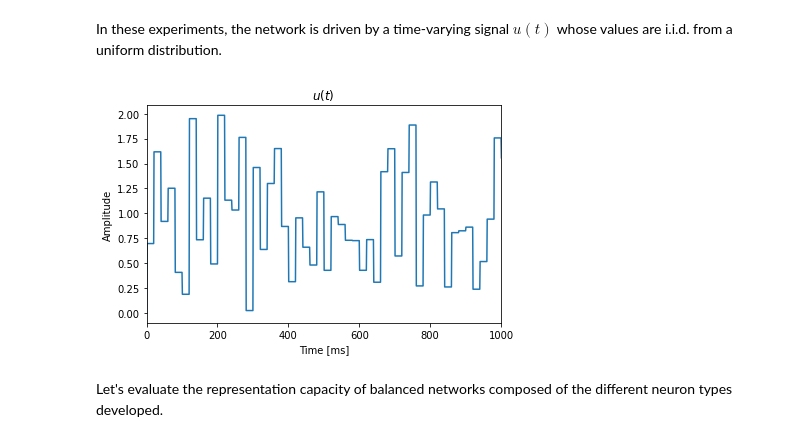
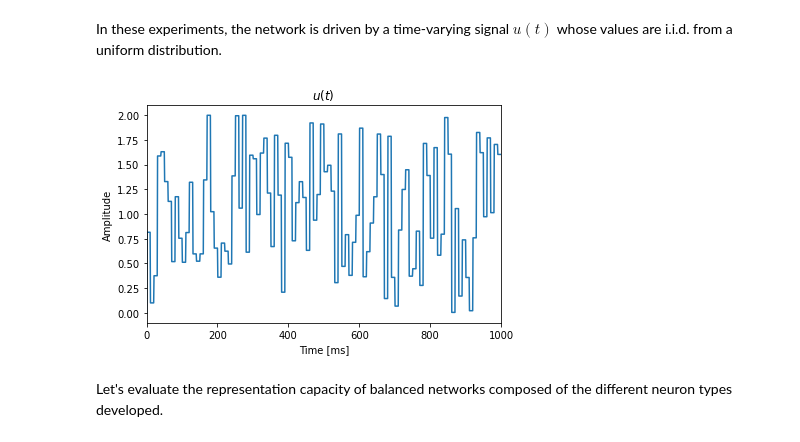
Before and after one commit to clinssen/OCNS-2024-NEST-workshop, a Jupyter notebook: materials/nestml/NESTML CNS2020 Tutorial.ipynb, the cells around one changed output. Cells and saved outputs as stored; diff of their text form; code cells hidden in the pictures.

```diff
--- a/materials/nestml/NESTML CNS2020 Tutorial.ipynb
+++ b/materials/nestml/NESTML CNS2020 Tutorial.ipynb
@@ -593,22 +674,22 @@ from sklearn.decomposition import PCA
 # %% [markdown]
 In these experiments, the network is driven by a time-varying signal $u(t)$ whose values are i.i.d. from a uniform distribution.
 # %%
-step_duration = 20.   # duration of each step [ms]
+step_duration = 10.   # duration of each step [ms]
 scale = 10000.         # input scaling factor [Hz]
 num_steps = 100       # number of unique input values
 dt = 1.               # input resolution [ms]
 
 sig, times, inp_times, inp_amplitudes = generate_input(num_steps=num_steps, step_duration=step_duration, resolution=dt, scale=scale)
 
 fig, ax = plt.subplots()
 ax.plot(times, sig)
 ax.set_xlim([0, 1000])
 ax.set_xlabel(r'Time [ms]')
 ax.set_ylabel(r'Amplitude')
 ax.set_title(r'$u(t)$')
 fig.tight_layout()
 # %% [output]
-[figure, old version]
+[figure, new version]
 # %%
 def stimulus_representation(neuron_model, input_times, input_amplitudes, sig):
     sim_time = num_steps*step_duration
```
Also changed, not shown: parts of 25 cells of this notebook, 1 other file.
